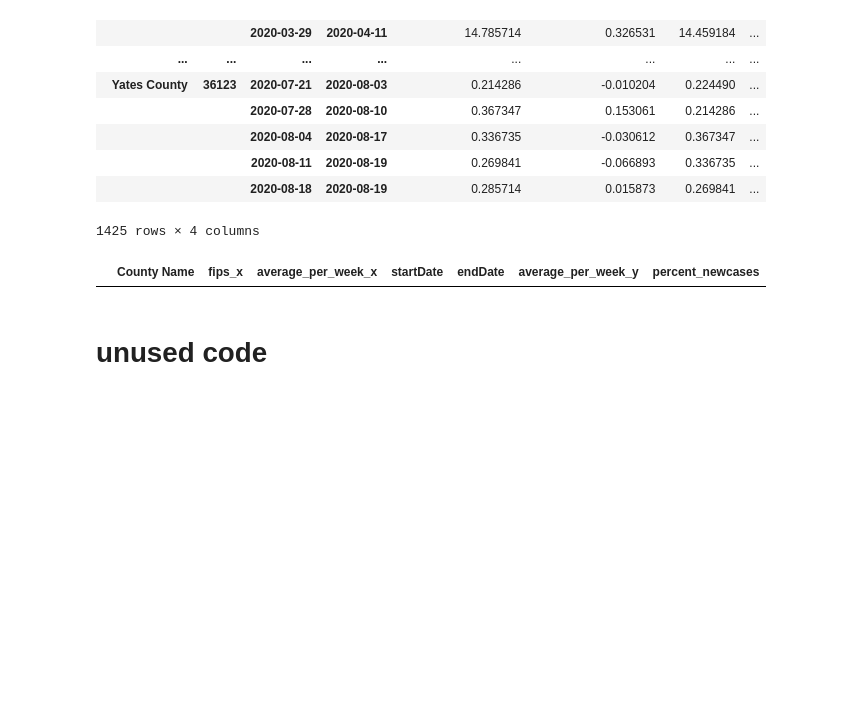
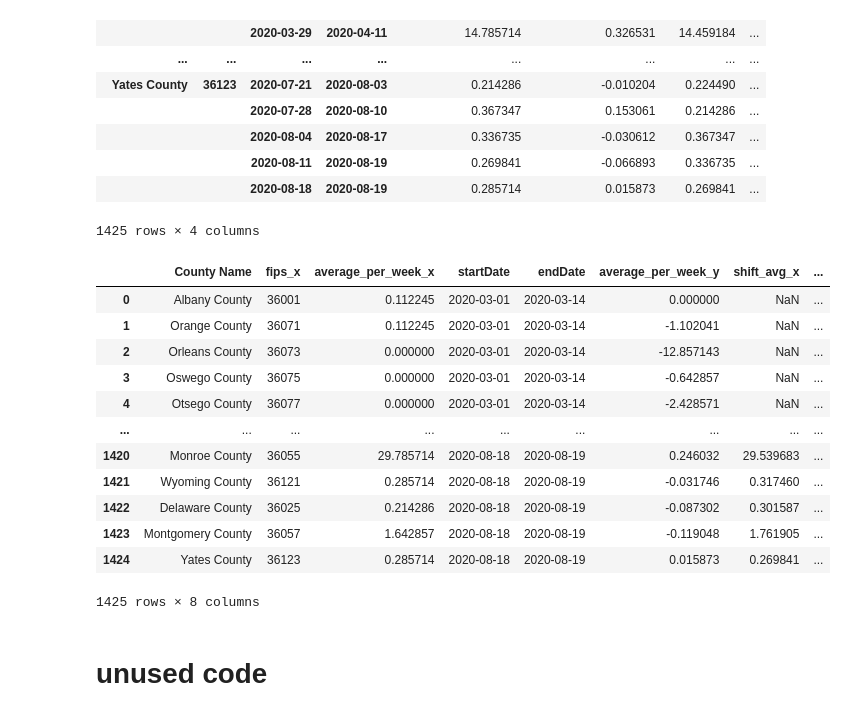
Before and after one commit to jeyasri-s2/meansquares, a Jupyter notebook: NY_LabelingData.ipynb, the cells around one changed output. Cells and saved outputs as stored; diff of their text form; code cells hidden in the pictures; blank space fills up the shorter version.

```diff
--- a/NY_LabelingData.ipynb
+++ b/NY_LabelingData.ipynb
@@ -540,9 +542,21 @@ average_newCases_df2.groupby(by=['County Name', 'fips_x','startDate','endDate'])
 |  |  | 2020-08-18 | 2020-08-19 | 0.285714 | 0.015873 | 0.269841 | ... |
 1425 rows × 4 columns
 # %%
-average_newCases_df2[average_newCases_df2['County Name'] == 'Queens County']
+average_newCases_df2[average_newCases_df2['County Name'] != 'Queens County']
 # %% [output]
-|  | County Name | fips_x | average_per_week_x | startDate | endDate | average_per_week_y | percent_newcases |
+|  | County Name | fips_x | average_per_week_x | startDate | endDate | average_per_week_y | shift_avg_x | ... |
+| 0 | Albany County | 36001 | 0.112245 | 2020-03-01 | 2020-03-14 | 0.000000 | NaN | ... |
+| 1 | Orange County | 36071 | 0.112245 | 2020-03-01 | 2020-03-14 | -1.102041 | NaN | ... |
+| 2 | Orleans County | 36073 | 0.000000 | 2020-03-01 | 2020-03-14 | -12.857143 | NaN | ... |
+| 3 | Oswego County | 36075 | 0.000000 | 2020-03-01 | 2020-03-14 | -0.642857 | NaN | ... |
+| 4 | Otsego County | 36077 | 0.000000 | 2020-03-01 | 2020-03-14 | -2.428571 | NaN | ... |
+| ... | ... | ... | ... | ... | ... | ... | ... | ... |
+| 1420 | Monroe County | 36055 | 29.785714 | 2020-08-18 | 2020-08-19 | 0.246032 | 29.539683 | ... |
+| 1421 | Wyoming County | 36121 | 0.285714 | 2020-08-18 | 2020-08-19 | -0.031746 | 0.317460 | ... |
+| 1422 | Delaware County | 36025 | 0.214286 | 2020-08-18 | 2020-08-19 | -0.087302 | 0.301587 | ... |
+| 1423 | Montgomery County | 36057 | 1.642857 | 2020-08-18 | 2020-08-19 | -0.119048 | 1.761905 | ... |
+| 1424 | Yates County | 36123 | 0.285714 | 2020-08-18 | 2020-08-19 | 0.015873 | 0.269841 | ... |
+1425 rows × 8 columns
 # %% [markdown]
 # unused code
 # %%
```
Also changed, not shown: parts of 1 cell of this notebook.
